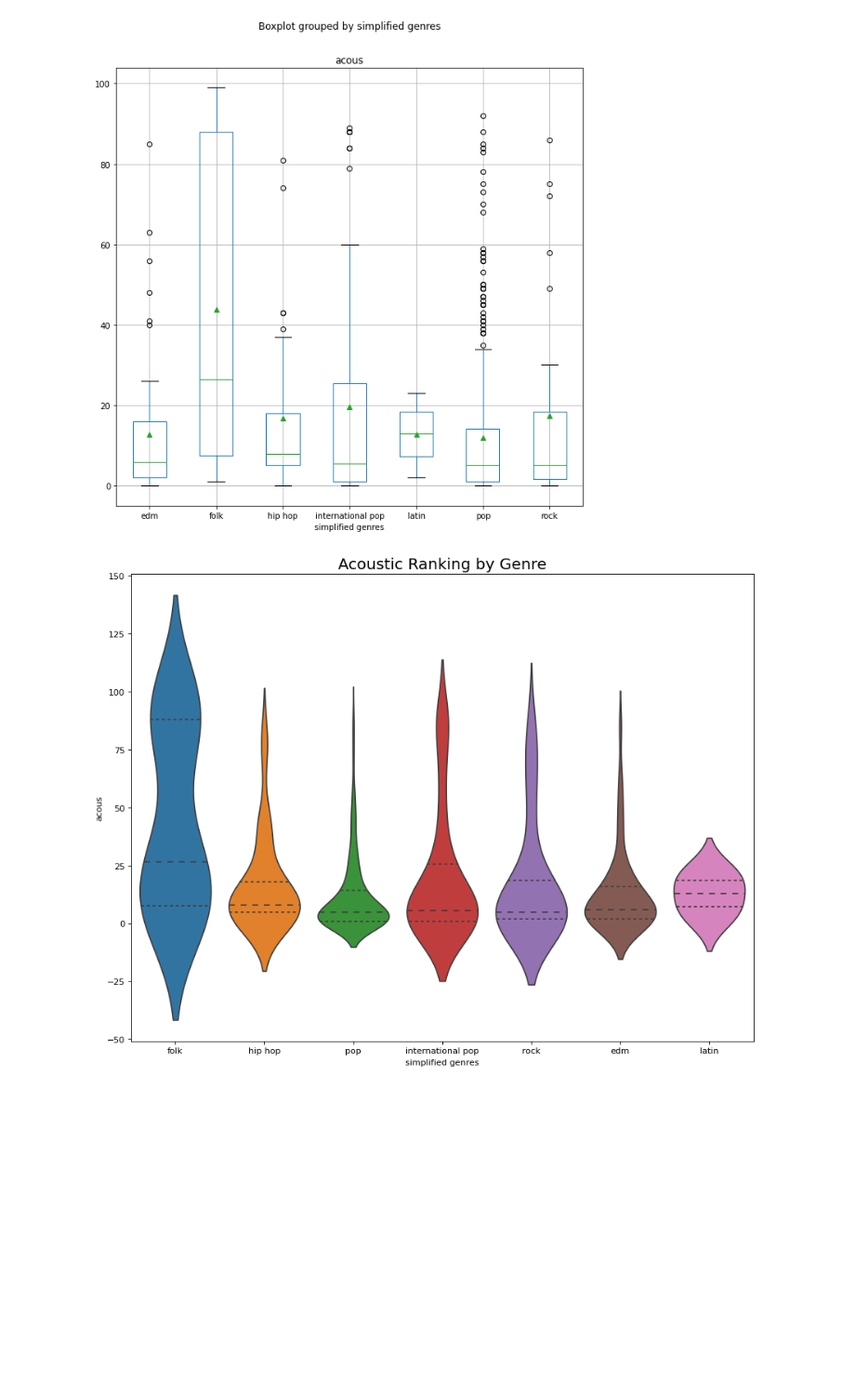
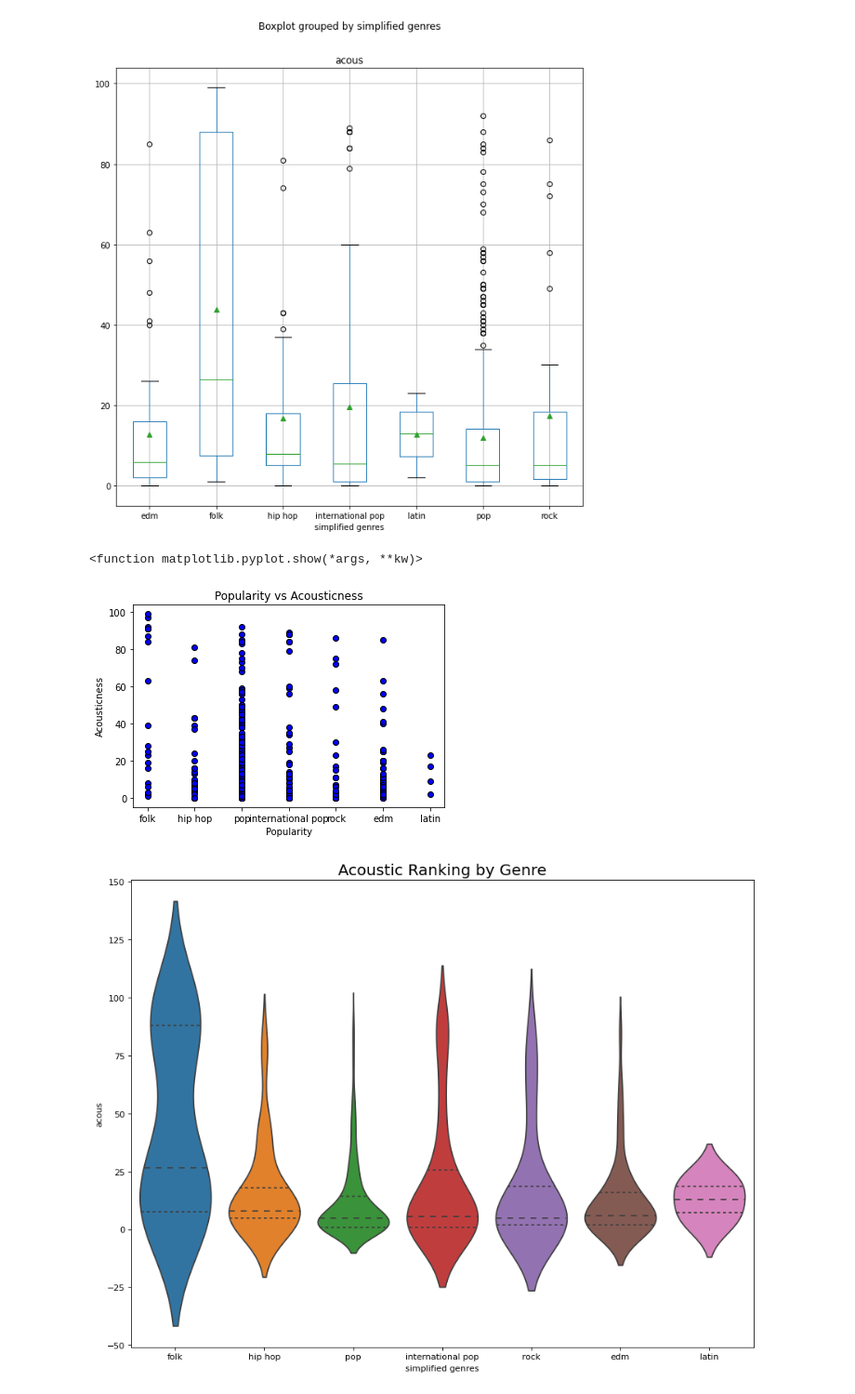
Before and after one commit to Boyder3113/Project_1, a Jupyter notebook: acoustic_data.ipynb, the cells around one changed output. Shown: that part at 93% size. Drawn from its saved outputs; the diff is of its cells as text; code cells hidden in the pictures; blank space fills up the shorter version.

```diff
--- a/acoustic_data.ipynb
+++ b/acoustic_data.ipynb
@@ -215,6 +215,17 @@ acoustic_df.boxplot('acous', by = 'simplified genres', figsize=(10,10), showmean
 # %% [output]
 <AxesSubplot:title={'center':'acous'}, xlabel='simplified genres'>
 [figure]
+# %%
+pop1 = acoustic_df.pop
+acu1 = acoustic_df.acous
+plt.scatter(acoustic_df['simplified genres'], acoustic_df['acous'], facecolor = 'blue', edgecolor = 'black')
+plt.title('Popularity vs Acousticness')
+plt.ylabel('Acousticness')
+plt.xlabel('Popularity')
+plt.show
+# %% [output]
+<function matplotlib.pyplot.show(*args, **kw)>
+[figure, added]
 # %%
 plt.figure(figsize=(13,10), dpi= 80)
 sns.violinplot(x='simplified genres', y='acous', data=acoustic_df, scale='width', inner='quartile')
```
Also changed, not shown: parts of 1 cell of this notebook.
